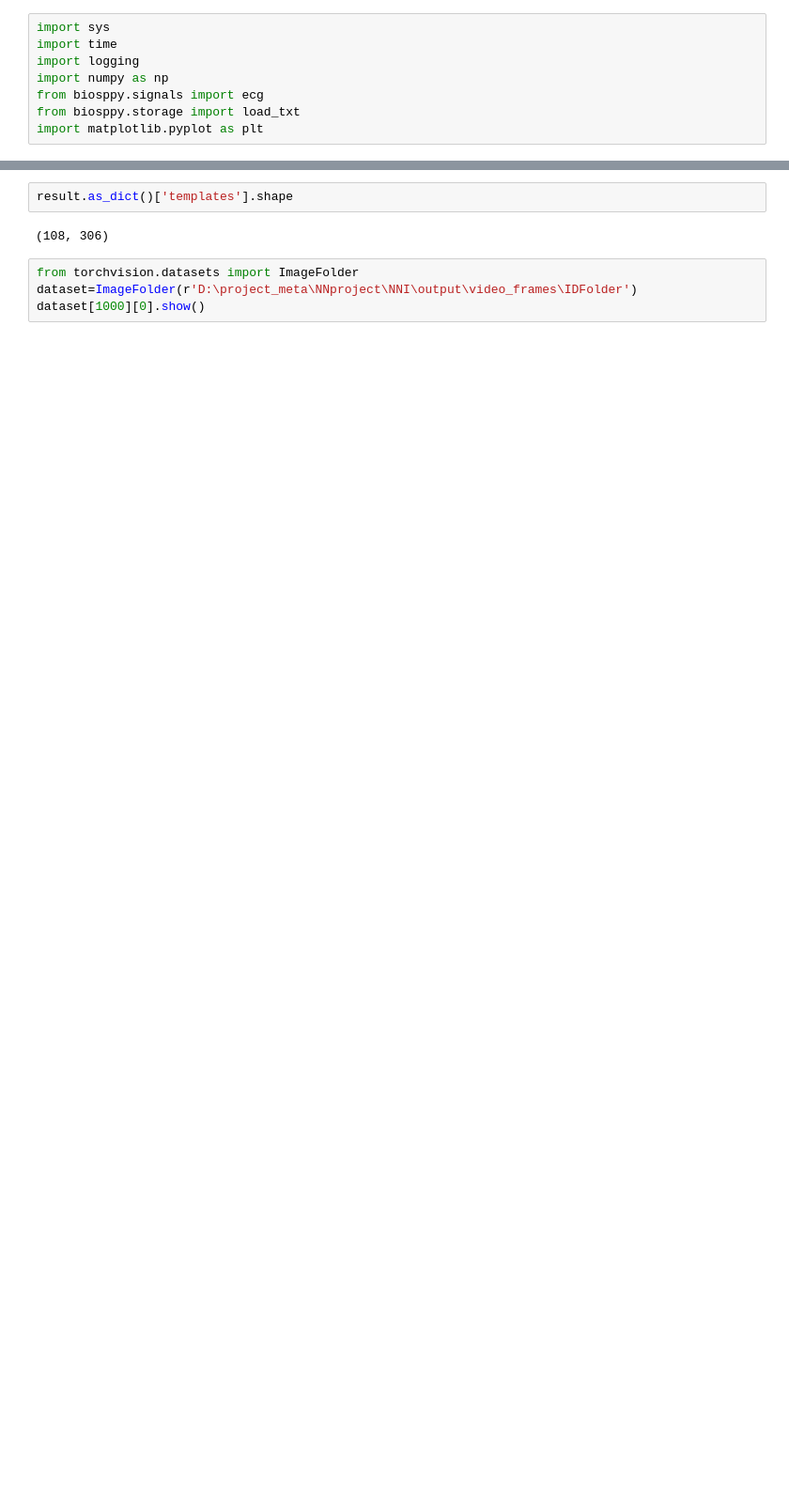
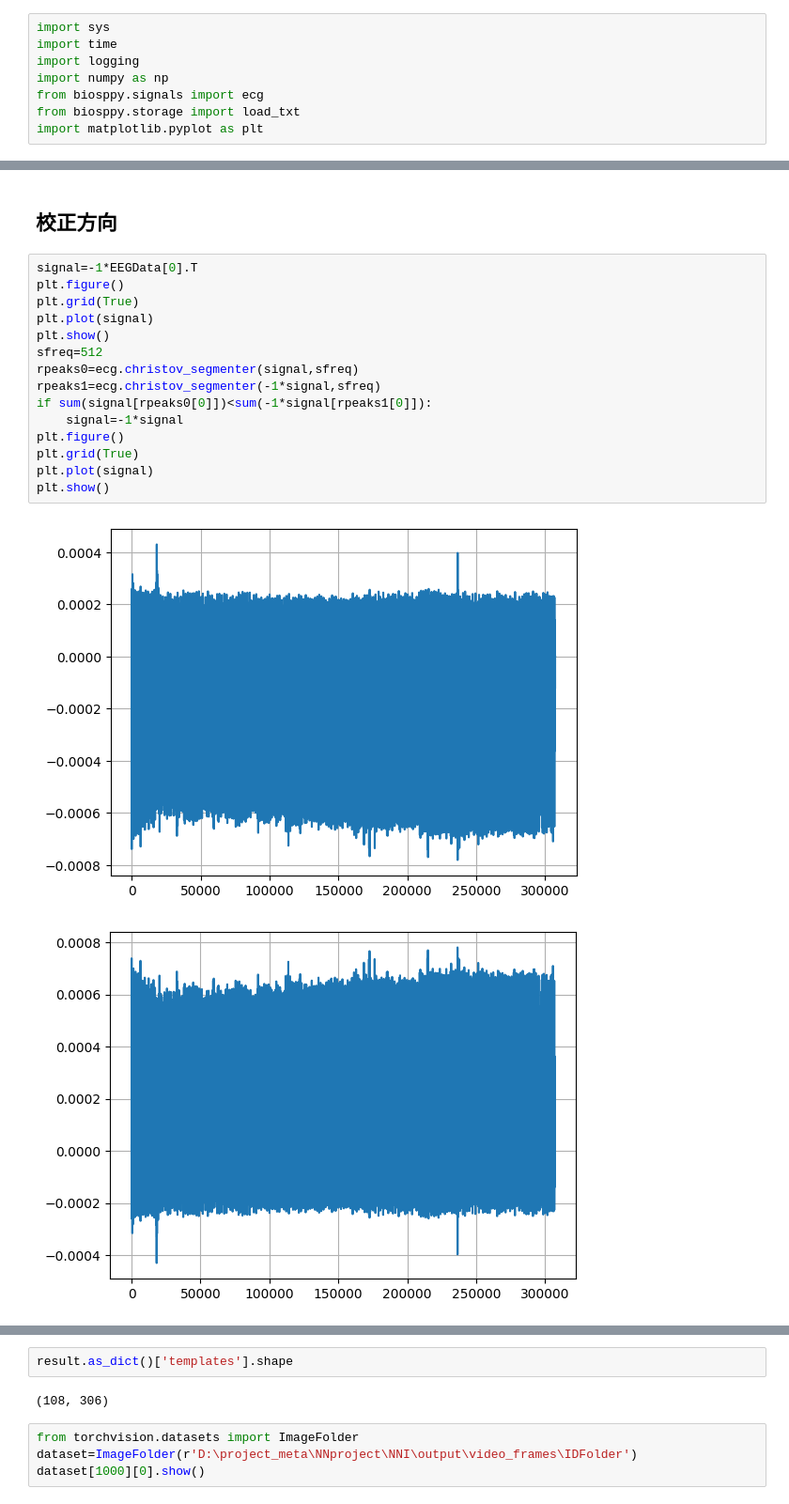
Before and after one commit to FranticEr/NNI, a Jupyter notebook: notebook/Heart/heartDataprocess.ipynb, the cells around one changed output, grey strips where cells are left out. Shown: that part at 94% size. Saved outputs shown, nothing was run; the diff lists cells and outputs as text; blank space fills up the shorter version.

```diff
--- a/notebook/Heart/heartDataprocess.ipynb
+++ b/notebook/Heart/heartDataprocess.ipynb
@@ -113,3 +152,23 @@ len(rpeaks[0])
+# %% [markdown]
+## 校正方向
+# %%
+signal=-1*EEGData[0].T
+plt.figure()
+plt.grid(True)
+plt.plot(signal)
+plt.show()
+sfreq=512
+rpeaks0=ecg.christov_segmenter(signal,sfreq)
+rpeaks1=ecg.christov_segmenter(-1*signal,sfreq)
+if sum(signal[rpeaks0[0]])<sum(-1*signal[rpeaks1[0]]):
+    signal=-1*signal
+plt.figure()
+plt.grid(True)
+plt.plot(signal)
+plt.show()
+# %% [output]
+[figure, added]
+[figure, added]
 # %%
 plt.figure()
 plt.grid(True)
```
Also changed, not shown: parts of 18 cells of this notebook, 21 other files.
